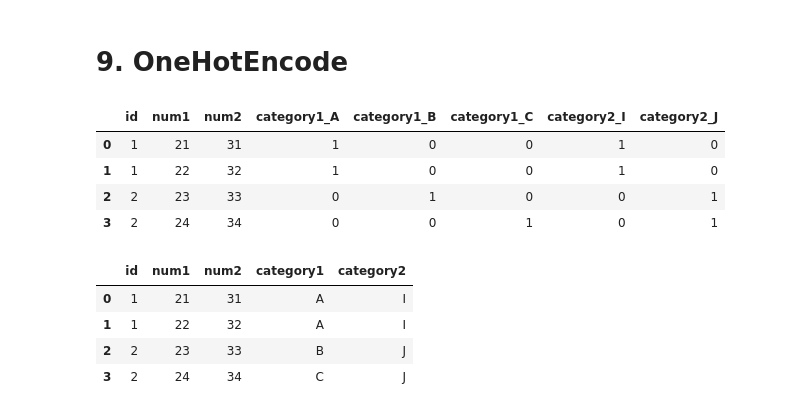
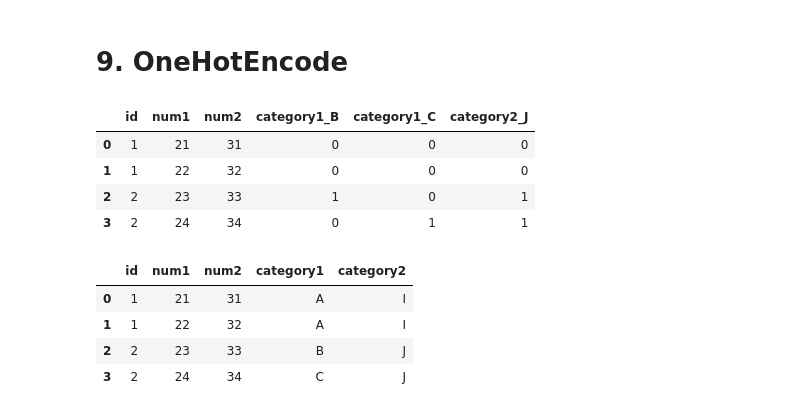
Before and after one commit to keni-chi/Machine-Learning, a Jupyter notebook: etc/11.vizualize/01.df_plot_datetime/01.df_plot_datetime.ipynb, the cells around one changed output. Saved outputs shown, nothing was run; the diff lists cells and outputs as text; code cells hidden in the pictures.

```diff
--- a/etc/11.vizualize/01.df_plot_datetime/01.df_plot_datetime.ipynb
+++ b/etc/11.vizualize/01.df_plot_datetime/01.df_plot_datetime.ipynb
@@ -470,15 +470,17 @@ print(df)
 3   2         C         J    24    34
 # %% [markdown]
 # 9. OneHotEncode
+# %%
+df_ohe = pd.get_dummies(df, drop_first=True)
+df_ohe
+# %% [output]
+|  | id | num1 | num2 | category1_B | category1_C | category2_J |
+| 0 | 1 | 21 | 31 | 0 | 0 | 0 |
+| 1 | 1 | 22 | 32 | 0 | 0 | 0 |
+| 2 | 2 | 23 | 33 | 1 | 0 | 1 |
+| 3 | 2 | 24 | 34 | 0 | 1 | 1 |
 # %%
 df_ohe = pd.get_dummies(df)
-df_ohe
-# %% [output]
-|  | id | num1 | num2 | category1_A | category1_B | category1_C | category2_I | category2_J |
-| 0 | 1 | 21 | 31 | 1 | 0 | 0 | 1 | 0 |
-| 1 | 1 | 22 | 32 | 1 | 0 | 0 | 1 | 0 |
-| 2 | 2 | 23 | 33 | 0 | 1 | 0 | 0 | 1 |
-| 3 | 2 | 24 | 34 | 0 | 0 | 1 | 0 | 1 |
 # %%
 def undummify(df, prefix_sep="_"):
     cols2collapse = {
```
